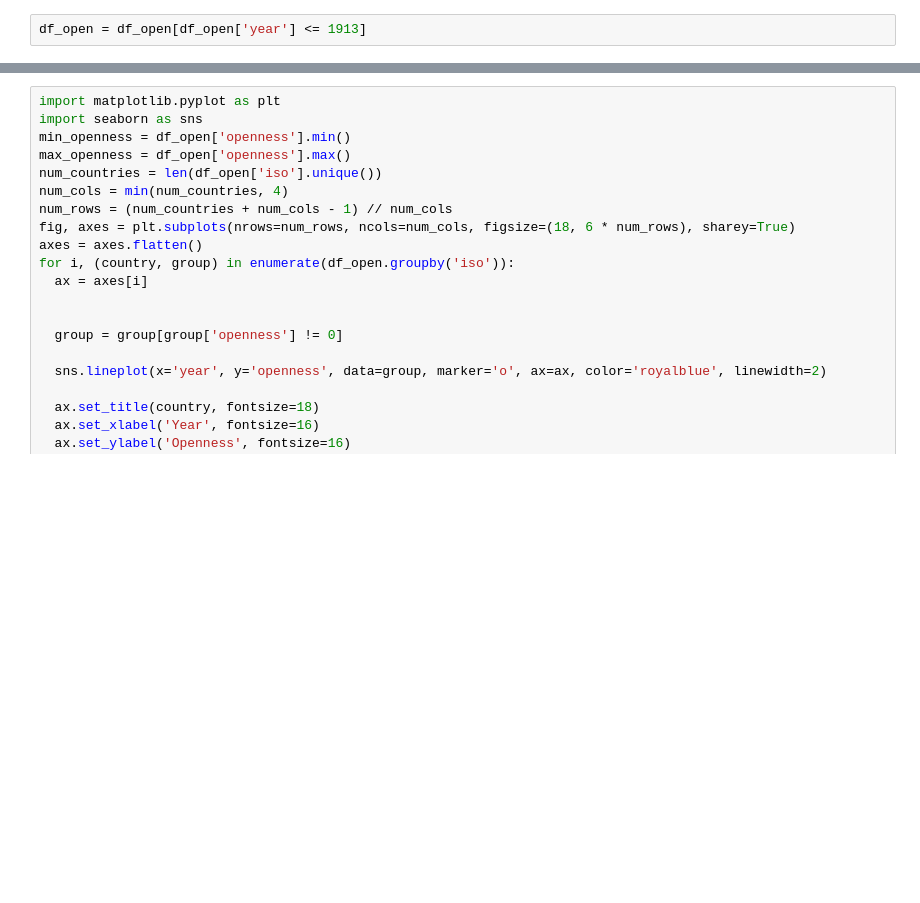
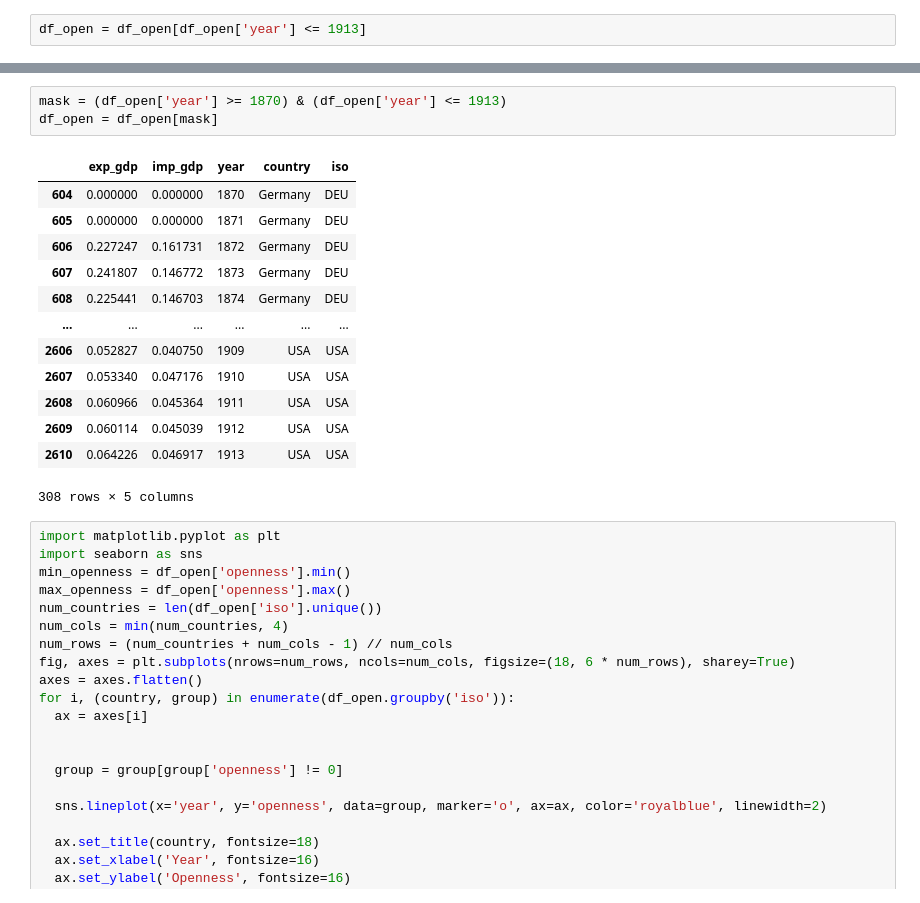
Before and after one commit to kabeerbora/1st_global, a Jupyter notebook: 1st_global.ipynb, the cells around one changed output, grey strips where cells are left out. Drawn from its saved outputs; the diff is of its cells as text; blank space fills up the shorter version.

```diff
--- a/1st_global.ipynb
+++ b/1st_global.ipynb
@@ -71,3 +95,20 @@ df_open
+# %%
+mask = (df_open['year'] >= 1870) & (df_open['year'] <= 1913)
+df_open = df_open[mask]
+# %% [output]
+|  | exp_gdp | imp_gdp | year | country | iso |
+| 604 | 0.000000 | 0.000000 | 1870 | Germany | DEU |
+| 605 | 0.000000 | 0.000000 | 1871 | Germany | DEU |
+| 606 | 0.227247 | 0.161731 | 1872 | Germany | DEU |
+| 607 | 0.241807 | 0.146772 | 1873 | Germany | DEU |
+| 608 | 0.225441 | 0.146703 | 1874 | Germany | DEU |
+| ... | ... | ... | ... | ... | ... |
+| 2606 | 0.052827 | 0.040750 | 1909 | USA | USA |
+| 2607 | 0.053340 | 0.047176 | 1910 | USA | USA |
+| 2608 | 0.060966 | 0.045364 | 1911 | USA | USA |
+| 2609 | 0.060114 | 0.045039 | 1912 | USA | USA |
+| 2610 | 0.064226 | 0.046917 | 1913 | USA | USA |
+308 rows × 5 columns
 # %%
 import matplotlib.pyplot as plt
 import seaborn as sns
```
Also changed, not shown: parts of 10 cells of this notebook.
